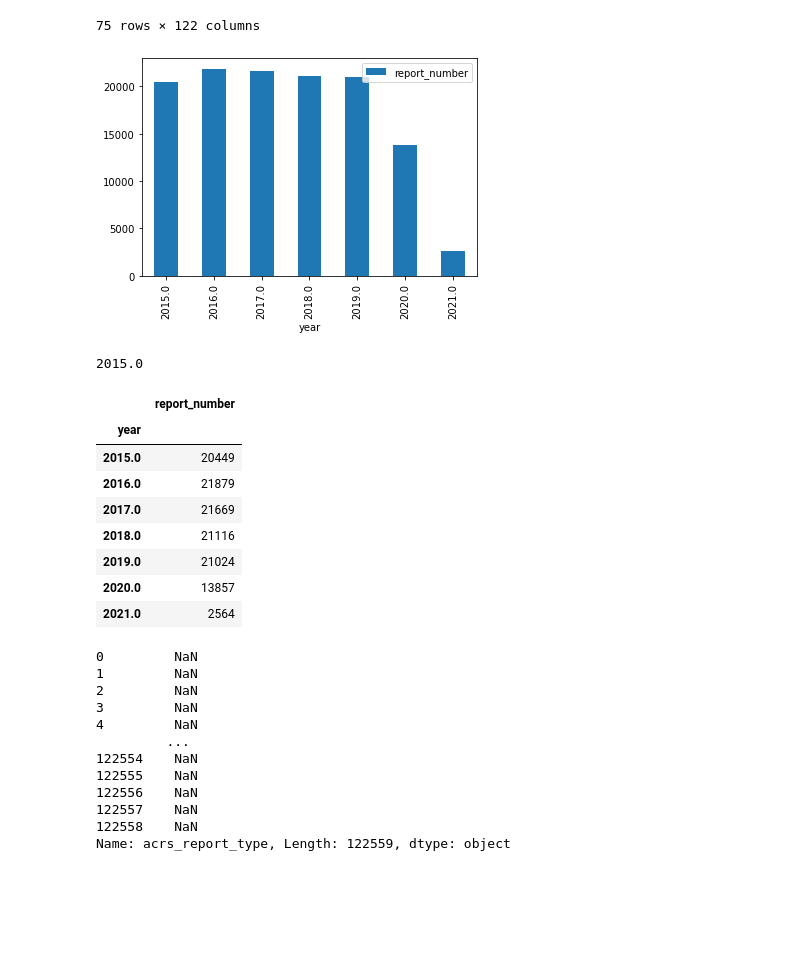
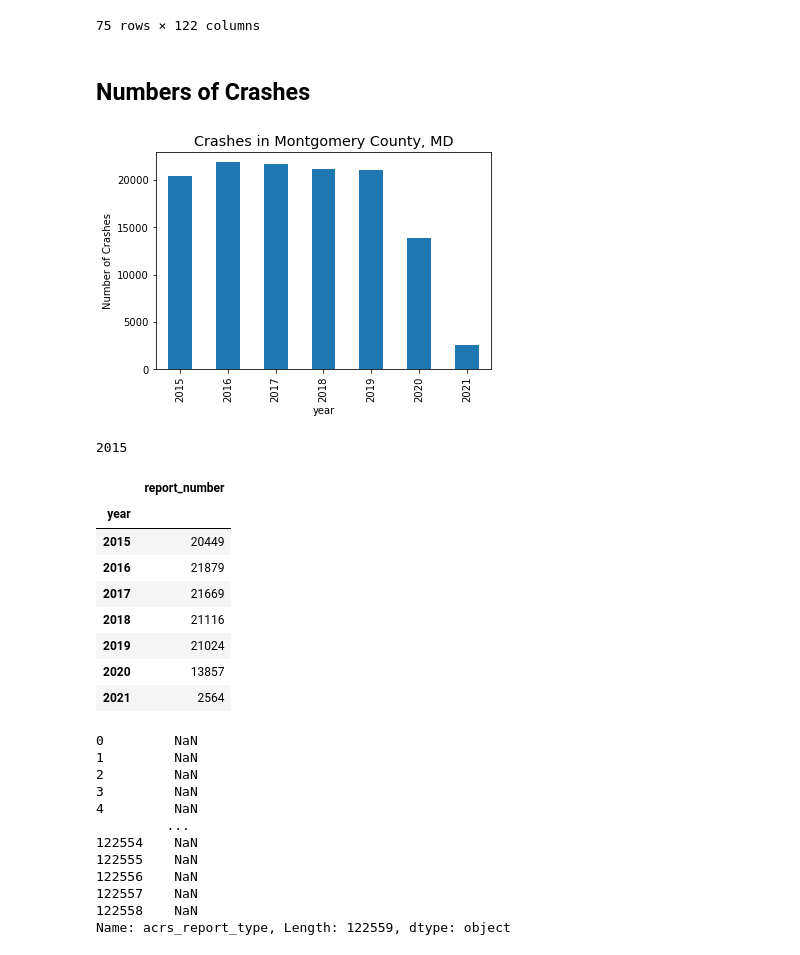
Before and after one commit to MEGlantz/Data205, a Jupyter notebook: VisionZeroEDA.ipynb, the cells around one changed output. Cells and saved outputs as stored; diff of their text form; code cells hidden in the pictures; blank space fills up the shorter version.

```diff
--- a/VisionZeroEDA.ipynb
+++ b/VisionZeroEDA.ipynb
@@ -272,7 +292,8 @@ moCoDetails.crash_date_time_x
 122558                   NaT
 Name: crash_date_time_x, Length: 122559, dtype: datetime64[ns]
 # %%
-moCoDetails['year'] = pd.DatetimeIndex(moCoDetails['crash_date_time_x']).year
+moCoDetails['year'] = pd.DatetimeIndex(moCoDetails['crash_date_time_x']).year.astype('Int64')
+moCoDetails['month'] = pd.DatetimeIndex(moCoDetails['crash_date_time_x']).month.astype('Int64')
 moCoDetails.head()
 # %% [output]
 |  | Unnamed: 0_x | report_number | local_case_number_x | agency_name_x | acrs_report_type_x | ... |
@@ -285,3 +305,0 @@ moCoDetails.head()
-# %%
-moCoDetails['month'] = pd.DatetimeIndex(moCoDetails['crash_date_time_x']).month
-moCoDetails.head()
@@ -321,28 +331,33 @@ moCoDetails.head()
 | 2021-02 | 850 | 850 | 850 | 850 | 850 | ... |
 | 2021-03 | 781 | 781 | 781 | 781 | 781 | ... |
 75 rows × 122 columns
+# %% [markdown]
+## Numbers of Crashes
 # %%
 moCoCrashesbyTime = moCoDetails[['year','report_number']]
-moCoCrashesbyTime.groupby('year').count().plot(kind = 'bar')
+moCoCrashesbyTime.groupby('year').count().plot(kind = 'bar', legend = None)
+plt.style.use('ggplot')
+plt.ylabel("Number of Crashes")
+plt.title("Crashes in Montgomery County, MD")
 plt.show()
 # %% [output]
-[figure, old version]
+[figure, new version]
 # %%
 moCoCrashesbyTime['year'].min()
 # %% [output]
-2015.0
+2015
 # %%
 moCoCrashesbyTime.groupby('year').count()
 # %% [output]
 |  | report_number |
 | year |  |
-| 2015.0 | 20449 |
-| 2016.0 | 21879 |
-| 2017.0 | 21669 |
-| 2018.0 | 21116 |
-| 2019.0 | 21024 |
-| 2020.0 | 13857 |
-| 2021.0 | 2564 |
+| 2015 | 20449 |
+| 2016 | 21879 |
+| 2017 | 21669 |
+| 2018 | 21116 |
+| 2019 | 21024 |
+| 2020 | 13857 |
+| 2021 | 2564 |
 # %%
 moCoCrashesbySeverity = moCoDetails[['year', 'report_number', 'acrs_report_type']]
 # %%
```
Also changed, not shown: parts of 61 cells of this notebook, 2 other files.
